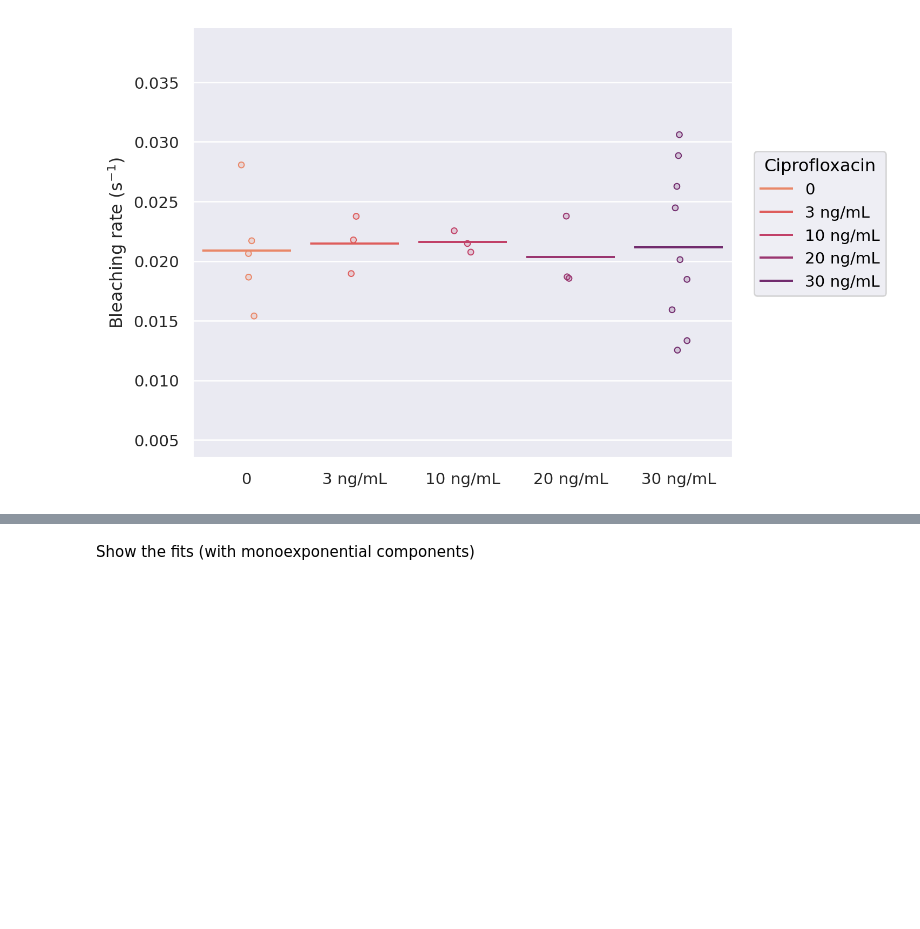
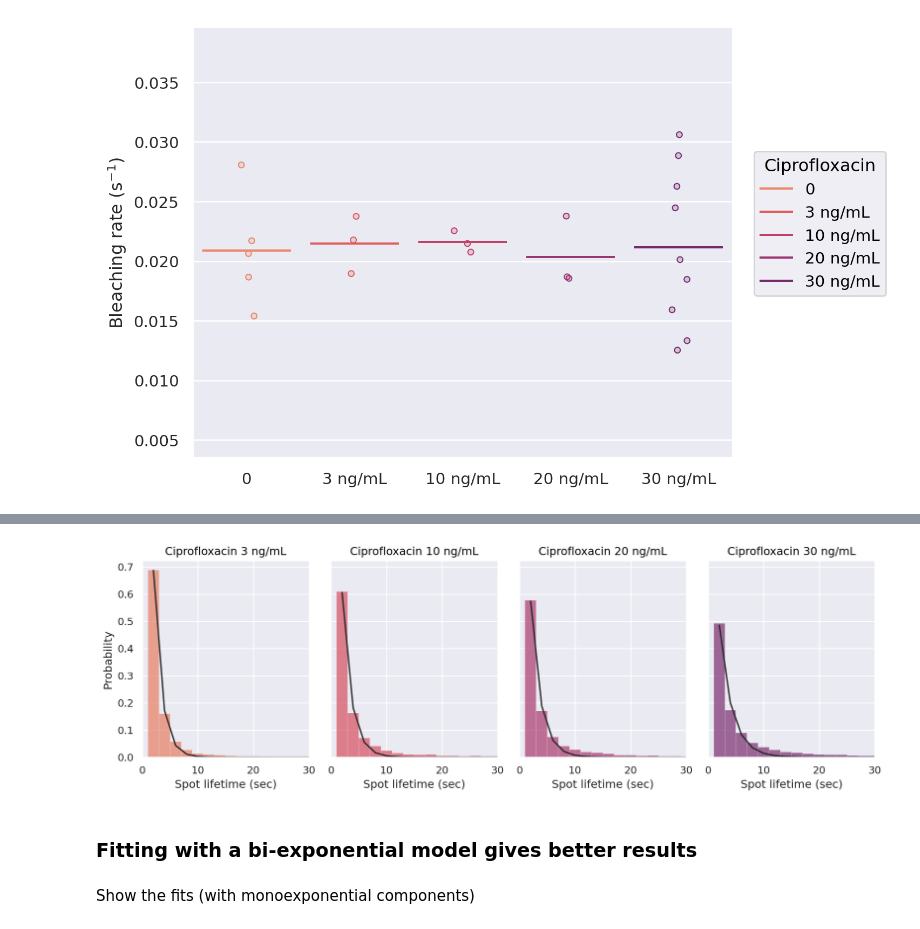
Before and after one commit to DanielThedie/RecB_article, a Jupyter notebook: Notebooks/2_Ciprofloxacin_damage/Long_RecB_spots.ipynb, the cells around one changed output, grey strips where cells are left out. Saved outputs shown, nothing was run; the diff lists cells and outputs as text; code cells hidden in the pictures; blank space fills up the shorter version.

Commit message:
Replaced Gam+WT monoexp fit in SI by WT at different cipro

```diff
--- a/Notebooks/2_Ciprofloxacin_damage/Long_RecB_spots.ipynb
+++ b/Notebooks/2_Ciprofloxacin_damage/Long_RecB_spots.ipynb
@@ -111,3 +113,39 @@ bleaching_rates = (bleaching_fit.parameters
+# %%
+from pyberries.data import Fit, get_histogram
+from pyberries.data import get_model
+import pandas as pd
+import numpy as np
+
+hist = get_histogram(data.RecB_spots, col='TrackLength', binsize=1, groupby=['Group', 'Dataset'],
+                     density=True, discrete=False, binlabels='left')
+monoexp_fit = Fit(hist, x='TrackLength', y='proportion', model_type='monoexp_decay',
+                   groupby=['Group', 'Dataset'], p0=[1, 0.1])
+# %%
+import seaborn.objects as so
+from seaborn import plotting_context
+
+df = (monoexp_fit
+      .data
+      .assign(TrackLength_s=lambda df: df.TrackLength * 2)
+      .query('Group != "0"')
+      )
+
+(
+    so.Plot(df, x='TrackLength_s', color='Group')
+    .layout(size=(12, 4))
+    .facet(col='Group', wrap=4)
+    .add(so.Bars(), so.Agg(), y='proportion', legend=False)
+    .add(so.Line(color='k'), so.Agg(), y='Fit', legend=False)
+    .scale(color=so.Nominal('flare'))
+    .limit(x=(0, 30), y=(None, None))
+    .label(x="Spot lifetime (sec)", y="Probability", color='Ciprofloxacin', title='Ciprofloxacin {}'.format)
+    # .theme(plotting_context('talk'))
+    .save(loc='/media/daniel/HDD Daniel/DanielThedie/Python/RecB_article/SI_Figures/Monoexp_fits_cipro.pdf', format='pdf', bbox_inches='tight')
+)
+# %% [output]
+[figure, added]
+# %% [markdown]
+### Fitting with a bi-exponential model gives better results
 # %%
 from pyberries.data import Fit, get_histogram
 from pyberries.data import get_model
```
Also changed, not shown: parts of 2 cells of this notebook, 3 other files.
